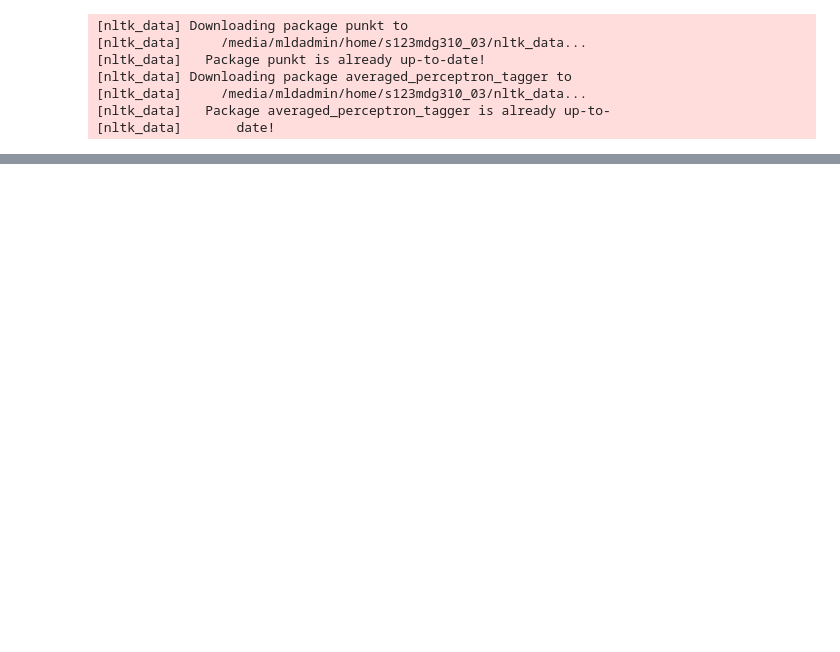
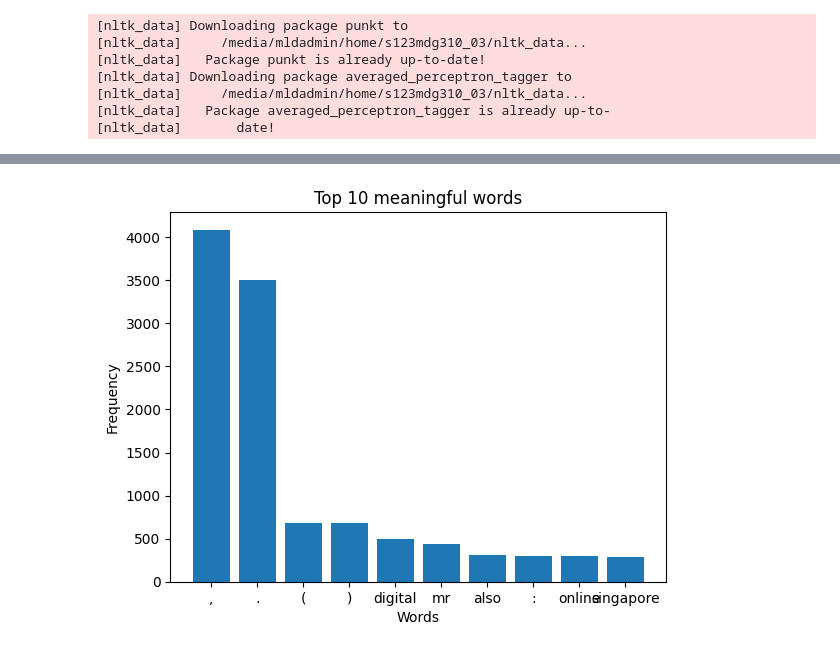
Before and after one commit to youthfulsquirrel/Convo2Calendar, a Jupyter notebook: scripts/main4.ipynb, the cells around one changed output, grey strips where cells are left out. Saved outputs shown, nothing was run; the diff lists cells and outputs as text; code cells hidden in the pictures; blank space fills up the shorter version.

```diff
--- a/scripts/main4.ipynb
+++ b/scripts/main4.ipynb
@@ -76,0 +64,79 @@ Average speaking time: 731.4
+# %%
+# Basic Analysis
+total_words = len(all_words)
+print("Basic Analysis")
+print("Total number of words:", total_words)
+
+# Common trigrams
+trigram_freq = FreqDist(nltk.trigrams(all_words))
+common_trigrams = trigram_freq.most_common(2)
+print("1st common trigram:", common_trigrams[0][0], "(Count:", common_trigrams[0][1], ")", end=' ')
+print("2nd common trigram:", common_trigrams[1][0], "(Count:", common_trigrams[1][1], ")")
+
+# Sentiment Analysis
+sentiments = [TextBlob(sentence).sentiment.polarity for sentence in sentences]
+positivity_score = sum(1 for sentiment in sentiments if sentiment > 0) / len(sentiments)
+negativity_score = sum(1 for sentiment in sentiments if sentiment < 0) / len(sentiments)
+neutrality_score = sum(1 for sentiment in sentiments if sentiment == 0) / len(sentiments)
+print("Positivity Score:", positivity_score)
+print("Neutrality Score:", neutrality_score)
+print("Negativity Score:", negativity_score)
+
+# Duration Analysis
+speaker_times = Counter(speakers)
+most_speaker = max(speaker_times, key=speaker_times.get)
+least_speaker = min(speaker_times, key=speaker_times.get)
+print("Duration Analysis")
+print("Spoke the most:", most_speaker, "(", speaker_times[most_speaker], "sec)")
+print("Spoke the least:", least_speaker, "(", speaker_times[least_speaker], "sec)")
+average_times = {speaker: sum(speaker_times[speaker] for speaker in speaker_times if speaker != least_speaker) / (len(speaker_times) - 1) for speaker in speaker_times}
+print("Average speaking times:")
+for speaker, avg_time in average_times.items():
+    print(speaker + ":", round(avg_time, 4), "sec", end=" ")
+print()
+
+# Visual Analysis
+print("Visual Analysis")
+# Number of words excluding punctuation & stopwords
+filtered_words_no_punct = [word for word in all_words if word.isalnum()]
+num_words_no_punct = len(filtered_words_no_punct)
+print("Number of words excluding punctuation & stopwords:", num_words_no_punct)
+# Visual frequency chart of top 10 meaningful words (use matplotlib)
+top_words = word_freq.most_common(10)
+plt.bar(range(len(top_words)), [freq for word, freq in top_words], align='center')
+plt.xticks(range(len(top_words)), [word for word, freq in top_words])
+plt.xlabel('Words')
+plt.ylabel('Frequency')
+plt.title('Top 10 meaningful words')
+plt.show()
+# Visual word cloud of most meaningful used words
+plt.imshow(wordcloud, interpolation='bilinear')
+plt.axis("off")
+plt.show()
+
+# Graph Analysis
+print("Graph Analysis")
+num_speakers = len(set(speakers))
+print("Num distinct speakers:", num_speakers)
+num_questions_asked = sum(1 for sentence in sentences if '?' in sentence)
+num_answers_given = sum(1 for sentence in sentences if '?' not in sentence and sentence.strip() != '')
+print("Num questions asked:", num_questions_asked)
+print("Num answers given:", num_answers_given)
+speaker_questions = Counter([line.split(":")[0].strip() for line in sentences if '?' in line])
+speaker_answers = Counter([line.split(":")[0].strip() for line in sentences if '?' not in line and line.strip() != ''])
+#most_questions_asked = max(speaker_questions, key=speaker_questions.get)
+most_answers_given = max(speaker_answers, key=speaker_answers.get)
+print("Answered the most questions:", most_answers_given, "(", speaker_answers[most_answers_given], "answered)")
+#print("Asked the most questions:", most_questions_asked, "(", speaker_questions[most_questions_asked], "asked)")
+
+# Pair with most back-and-forth
+speaker_dialogues = {}
+for speaker, line in zip(speakers, sentences):
+    if speaker in speaker_dialogues:
+        speaker_dialogues[speaker].append(line)
+    else:
+        speaker_dialogues[speaker] = [line]
+back_and_forth = [(speaker1, speaker2) for speaker1 in speaker_dialogues for speaker2 in speaker_dialogues if speaker1 != speaker2 and len(speaker_dialogues[speaker1]) == len(speaker_dialogues[speaker2])]
+pair_with_most_back_and_forth = max(set(back_and_forth), key=back_and_forth.count)
+print("Pair w/ most back-and-forth:", pair_with_most_back_and_forth)
+# %% [output]
@@ -76,0 +154 @@ Average speaking time: 731.4
+[figure, added]
```
Also changed, not shown: parts of 5 cells of this notebook.
